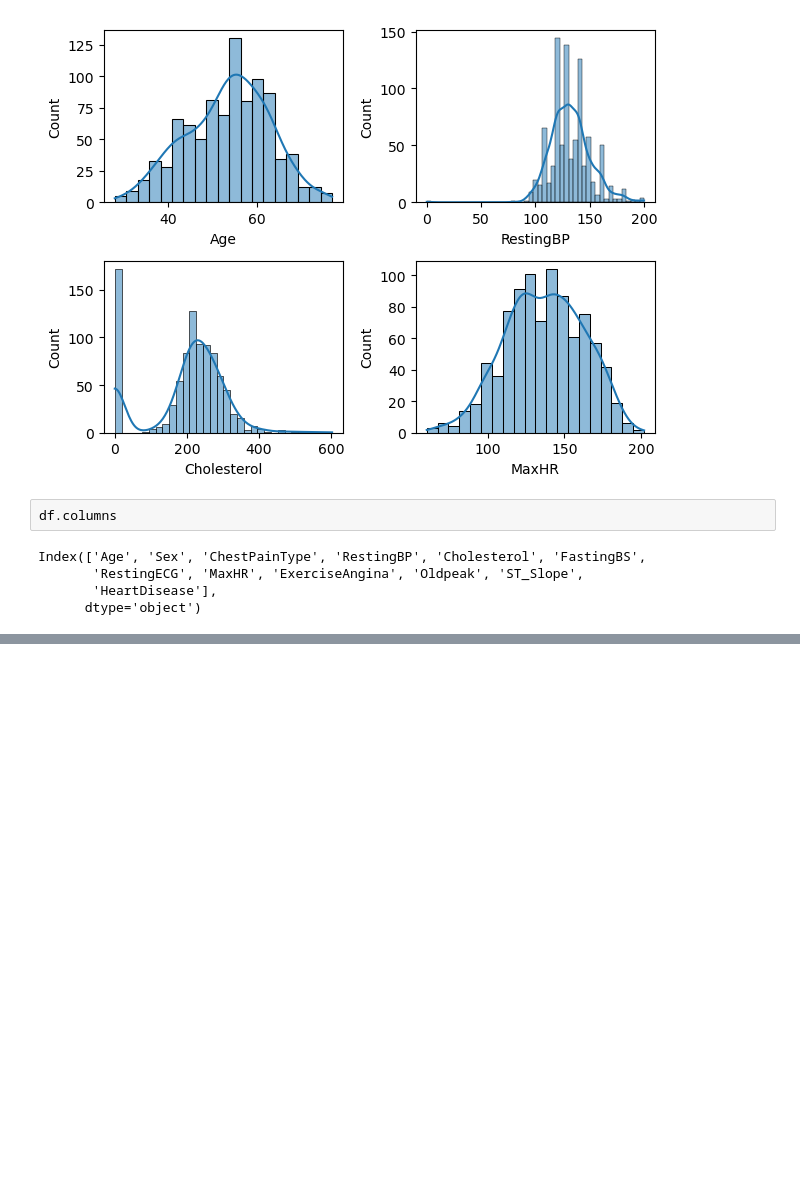
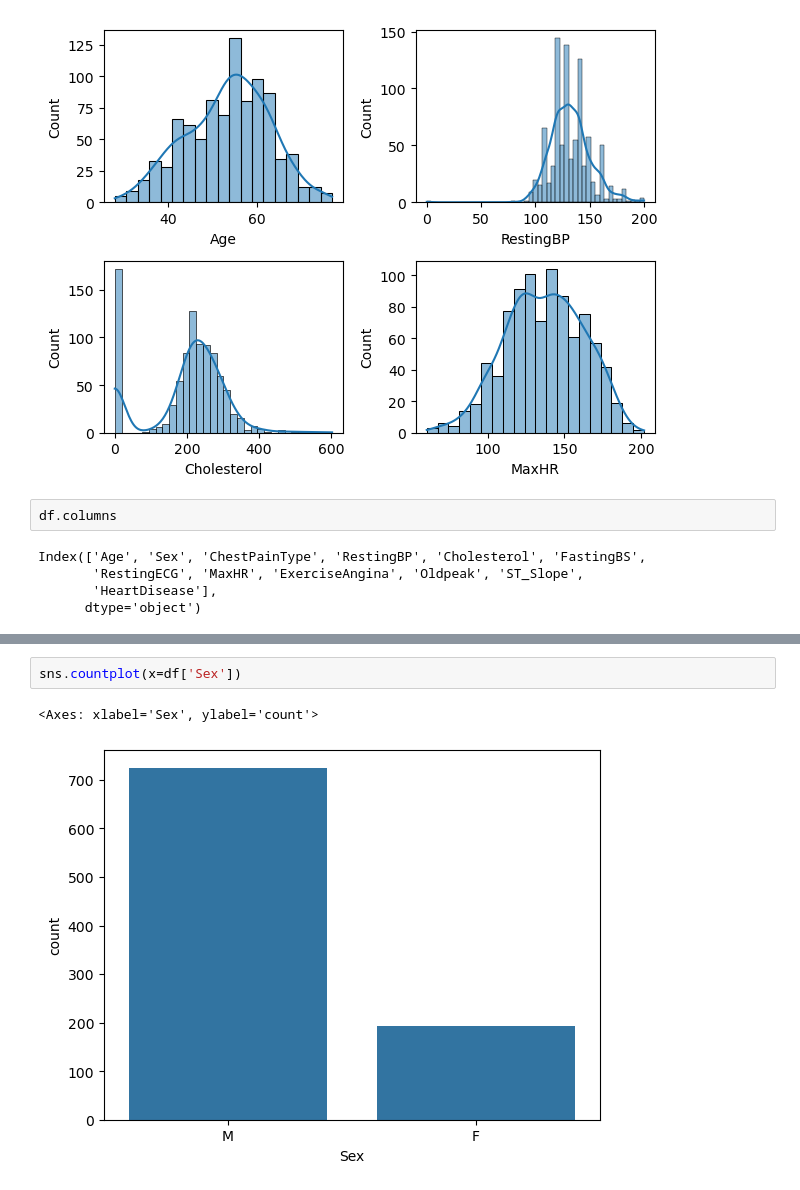
Before and after one commit to khairbakshnoor-pixel/PYTHON-Libraries-Numpy-Pandas-matplotlib-seaborn-, a Jupyter notebook: hearmodel.ipynb, the cells around one changed output, grey strips where cells are left out. Drawn from its saved outputs; the diff is of its cells as text; blank space fills up the shorter version.

```diff
--- a/hearmodel.ipynb
+++ b/hearmodel.ipynb
@@ -116,0 +163,5 @@ Index(['Age', 'Sex', 'ChestPainType', 'RestingBP', 'Cholesterol', 'FastingBS',
+# %%
+sns.countplot(x=df['Sex'])
+# %% [output]
+<Axes: xlabel='Sex', ylabel='count'>
+[figure, added]
```
Also changed, not shown: parts of 8 cells of this notebook.
